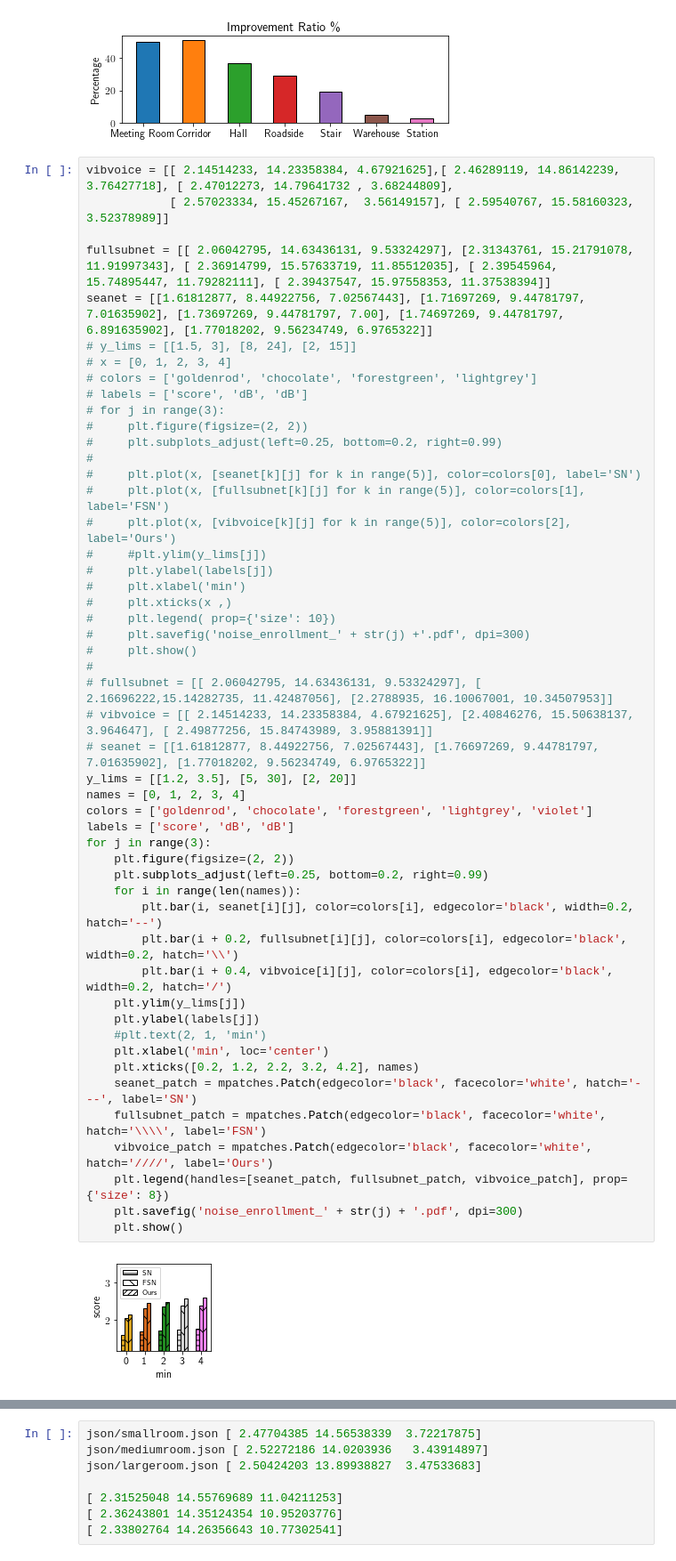
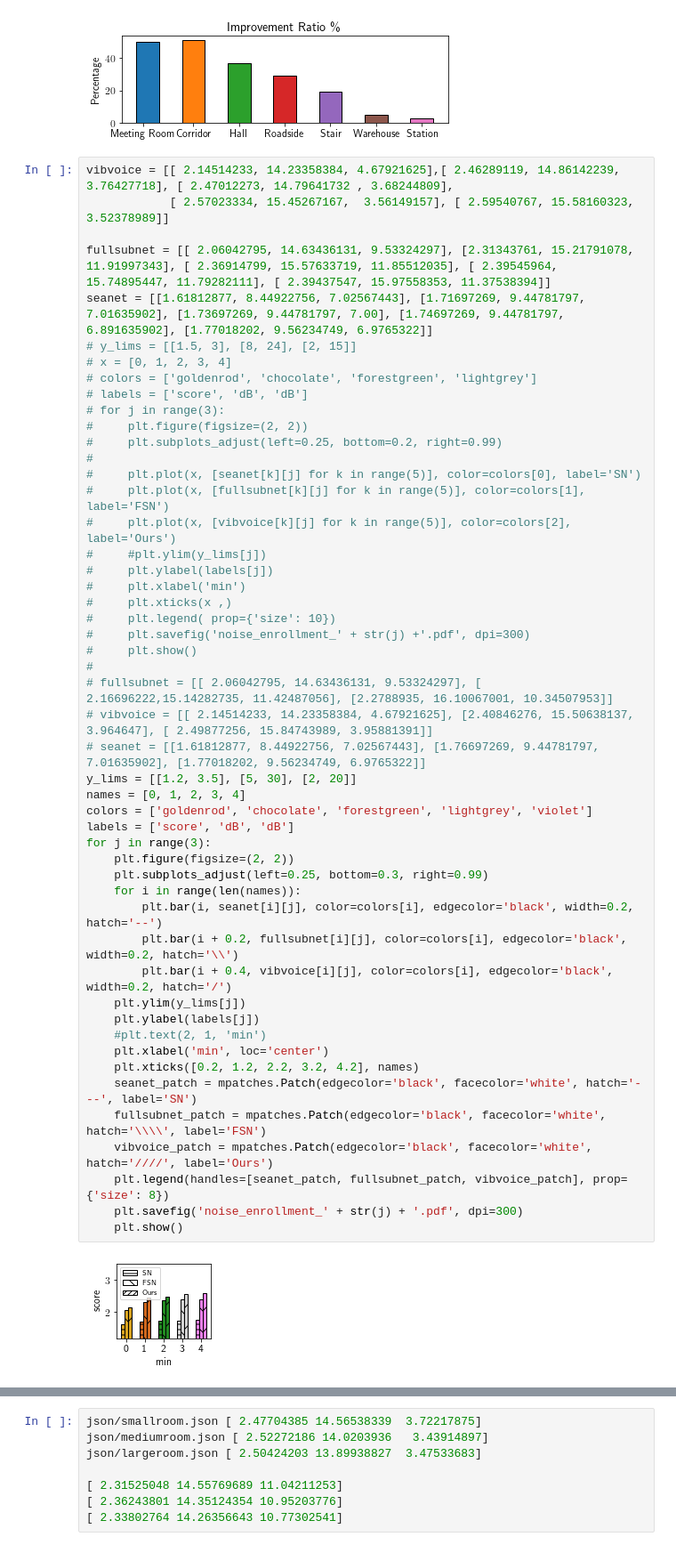
Before and after one commit to lixinghe1999/audioproject, a Jupyter notebook: enhancement/plot/plot.ipynb, the cells around one changed output, grey strips where cells are left out. Shown at 89% size. Drawn from its saved outputs; the diff is of its cells as text.

```diff
--- a/enhancement/plot/plot.ipynb
+++ b/enhancement/plot/plot.ipynb
@@ -145,32 +145,32 @@ seanet = [[1.61812877, 8.44922756, 7.02567443], [1.71697269, 9.44781797, 7.01635
 #     plt.xticks(x ,)
 #     plt.legend( prop={'size': 10})
 #     plt.savefig('noise_enrollment_' + str(j) +'.pdf', dpi=300)
 #     plt.show()
 #
 # fullsubnet = [[ 2.06042795, 14.63436131, 9.53324297], [ 2.16696222,15.14282735, 11.42487056], [2.2788935, 16.10067001, 10.34507953]]
 # vibvoice = [[ 2.14514233, 14.23358384, 4.67921625], [2.40846276, 15.50638137, 3.964647], [ 2.49877256, 15.84743989, 3.95881391]]
 # seanet = [[1.61812877, 8.44922756, 7.02567443], [1.76697269, 9.44781797, 7.01635902], [1.77018202, 9.56234749, 6.9765322]]
 y_lims = [[1.2, 3.5], [5, 30], [2, 20]]
 names = [0, 1, 2, 3, 4]
 colors = ['goldenrod', 'chocolate', 'forestgreen', 'lightgrey', 'violet']
 labels = ['score', 'dB', 'dB']
 for j in range(3):
     plt.figure(figsize=(2, 2))
-    plt.subplots_adjust(left=0.25, bottom=0.2, right=0.99)
+    plt.subplots_adjust(left=0.25, bottom=0.3, right=0.99)
     for i in range(len(names)):
         plt.bar(i, seanet[i][j], color=colors[i], edgecolor='black', width=0.2, hatch='--')
         plt.bar(i + 0.2, fullsubnet[i][j], color=colors[i], edgecolor='black', width=0.2, hatch='\\')
         plt.bar(i + 0.4, vibvoice[i][j], color=colors[i], edgecolor='black', width=0.2, hatch='/')
     plt.ylim(y_lims[j])
     plt.ylabel(labels[j])
     #plt.text(2, 1, 'min')
     plt.xlabel('min', loc='center')
     plt.xticks([0.2, 1.2, 2.2, 3.2, 4.2], names)
     seanet_patch = mpatches.Patch(edgecolor='black', facecolor='white', hatch='---', label='SN')
     fullsubnet_patch = mpatches.Patch(edgecolor='black', facecolor='white', hatch='\\\\', label='FSN')
     vibvoice_patch = mpatches.Patch(edgecolor='black', facecolor='white', hatch='////', label='Ours')
     plt.legend(handles=[seanet_patch, fullsubnet_patch, vibvoice_patch], prop={'size': 8})
     plt.savefig('noise_enrollment_' + str(j) + '.pdf', dpi=300)
     plt.show()
 # %% [output]
-[figure, old version]
+[figure, new version]
```
Also changed, not shown: parts of 1 cell of this notebook, 2 other files.
